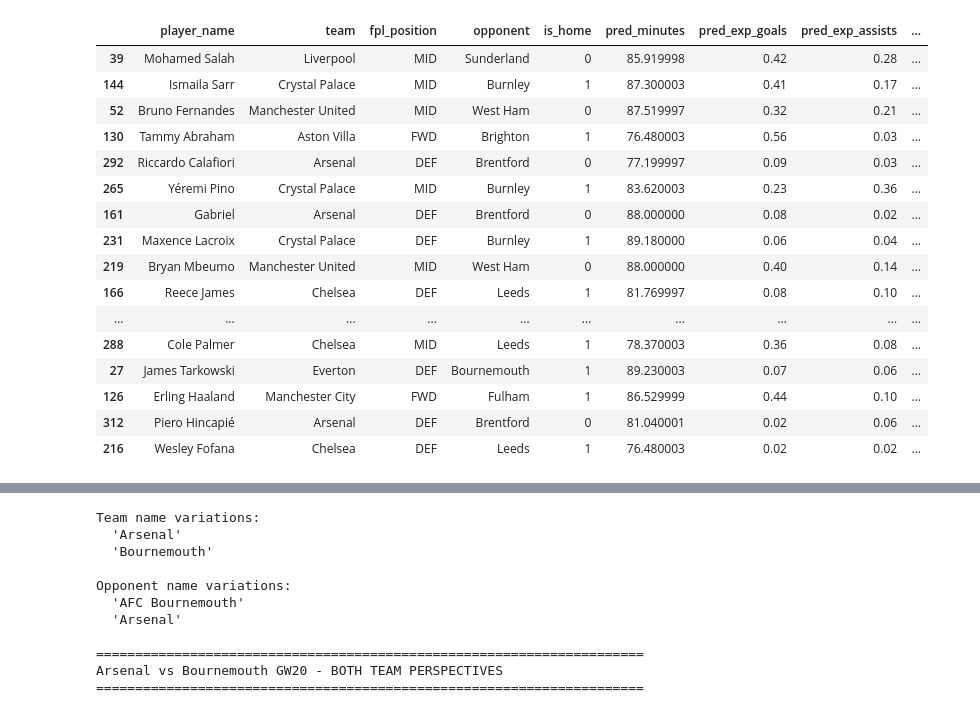
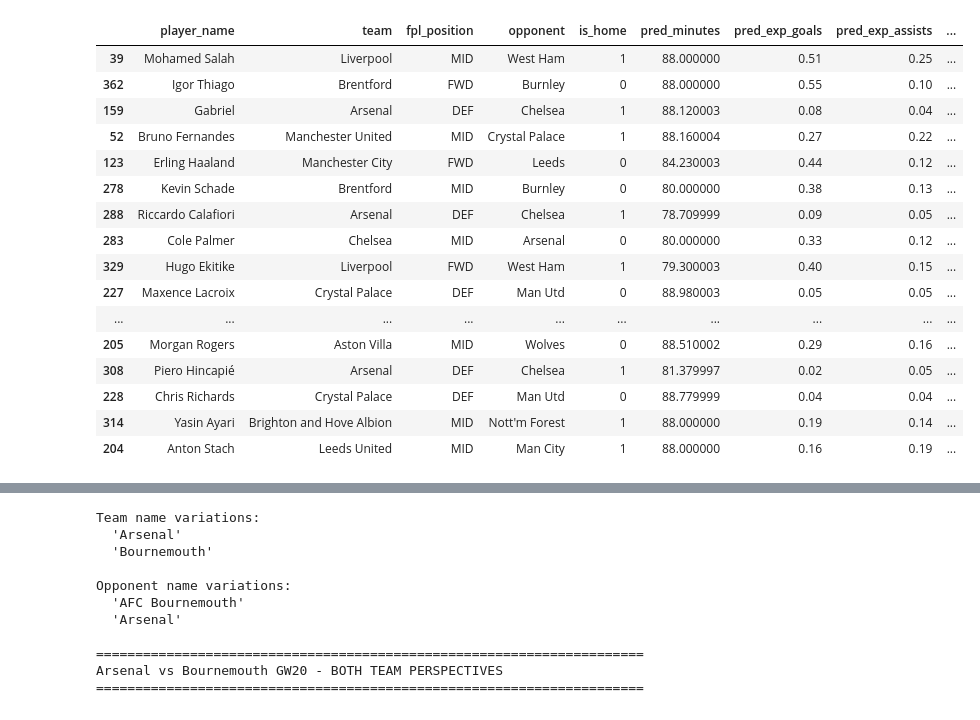
Before and after one commit to danielfindley/fpl_projections_v2, a Jupyter notebook: run_models.ipynb, the cells around one changed output, grey strips where cells are left out. Drawn from its saved outputs; the diff is of its cells as text; code cells hidden in the pictures.

Commit message:
updated model features and tuning and feature engineering and save and card models

```diff
--- a/run_models.ipynb
+++ b/run_models.ipynb
@@ -44,7 +50,7 @@ pipeline.compute_features()
 
 pipeline.tune(n_iter=100, use_subprocess=True)
 pipeline.train()
-predictions = pipeline.predict(gameweek=26, season='2025/2026')
+predictions = pipeline.predict(gameweek=28, season='2025/2026')
 # %% [output]
 ============================================================
 LOADING DATA
@@ -85,34 +101,36 @@ Tuning GOALS_AGAINST (100 trials, 5-fold CV, Poisson Deviance, feature selection
 # %%
 # =============================================================================
 # STEP 3: View Top Players
 # =============================================================================
 # Top 20 by expected points with full prediction breakdown
 display_cols = [
     'player_name', 'team', 'fpl_position', 'opponent', 'is_home',
     'pred_minutes', 'pred_exp_goals', 'pred_exp_assists',
-    'pred_cs_prob', 'pred_2plus_conceded',
-    'pred_defcon_prob', 'pred_bonus', 'exp_total_pts'
+    'pred_cs_prob', 'pred_2plus_conceded', 'pred_4plus_conceded',
+    'pred_defcon_prob', 'pred_exp_saves',
+    'pred_yellow_prob', 'pred_red_prob',
+    'pred_bonus', 'exp_total_pts'
 ]
 available_cols = [c for c in display_cols if c in predictions.columns]
-predictions.nlargest(20, 'exp_total_pts')[available_cols].round(2)
+predictions.loc[predictions['fpl_position']!="GK"].nlargest(20, 'exp_total_pts')[available_cols].round(2)
 # %% [output]
 |  | player_name | team | fpl_position | opponent | is_home | pred_minutes | pred_exp_goals | pred_exp_assists | ... |
-| 39 | Mohamed Salah | Liverpool | MID | Sunderland | 0 | 85.919998 | 0.42 | 0.28 | ... |
-| 144 | Ismaila Sarr | Crystal Palace | MID | Burnley | 1 | 87.300003 | 0.41 | 0.17 | ... |
-| 52 | Bruno Fernandes | Manchester United | MID | West Ham | 0 | 87.519997 | 0.32 | 0.21 | ... |
-| 130 | Tammy Abraham | Aston Villa | FWD | Brighton | 1 | 76.480003 | 0.56 | 0.03 | ... |
-| 292 | Riccardo Calafiori | Arsenal | DEF | Brentford | 0 | 77.199997 | 0.09 | 0.03 | ... |
-| 265 | Yéremi Pino | Crystal Palace | MID | Burnley | 1 | 83.620003 | 0.23 | 0.36 | ... |
-| 161 | Gabriel | Arsenal | DEF | Brentford | 0 | 88.000000 | 0.08 | 0.02 | ... |
-| 231 | Maxence Lacroix | Crystal Palace | DEF | Burnley | 1 | 89.180000 | 0.06 | 0.04 | ... |
-| 219 | Bryan Mbeumo | Manchester United | MID | West Ham | 0 | 88.000000 | 0.40 | 0.14 | ... |
-| 166 | Reece James | Chelsea | DEF | Leeds | 1 | 81.769997 | 0.08 | 0.10 | ... |
+| 39 | Mohamed Salah | Liverpool | MID | West Ham | 1 | 88.000000 | 0.51 | 0.25 | ... |
+| 362 | Igor Thiago | Brentford | FWD | Burnley | 0 | 88.000000 | 0.55 | 0.10 | ... |
+| 159 | Gabriel | Arsenal | DEF | Chelsea | 1 | 88.120003 | 0.08 | 0.04 | ... |
+| 52 | Bruno Fernandes | Manchester United | MID | Crystal Palace | 1 | 88.160004 | 0.27 | 0.22 | ... |
+| 123 | Erling Haaland | Manchester City | FWD | Leeds | 0 | 84.230003 | 0.44 | 0.12 | ... |
+| 278 | Kevin Schade | Brentford | MID | Burnley | 0 | 80.000000 | 0.38 | 0.13 | ... |
+| 288 | Riccardo Calafiori | Arsenal | DEF | Chelsea | 1 | 78.709999 | 0.09 | 0.05 | ... |
+| 283 | Cole Palmer | Chelsea | MID | Arsenal | 0 | 80.000000 | 0.33 | 0.12 | ... |
+| 329 | Hugo Ekitike | Liverpool | FWD | West Ham | 1 | 79.300003 | 0.40 | 0.15 | ... |
+| 227 | Maxence Lacroix | Crystal Palace | DEF | Man Utd | 0 | 88.980003 | 0.05 | 0.05 | ... |
 | ... | ... | ... | ... | ... | ... | ... | ... | ... | ... |
-| 288 | Cole Palmer | Chelsea | MID | Leeds | 1 | 78.370003 | 0.36 | 0.08 | ... |
-| 27 | James Tarkowski | Everton | DEF | Bournemouth | 1 | 89.230003 | 0.07 | 0.06 | ... |
-| 126 | Erling Haaland | Manchester City | FWD | Fulham | 1 | 86.529999 | 0.44 | 0.10 | ... |
-| 312 | Piero Hincapié | Arsenal | DEF | Brentford | 0 | 81.040001 | 0.02 | 0.06 | ... |
-| 216 | Wesley Fofana | Chelsea | DEF | Leeds | 1 | 76.480003 | 0.02 | 0.02 | ... |
+| 205 | Morgan Rogers | Aston Villa | MID | Wolves | 0 | 88.510002 | 0.29 | 0.16 | ... |
+| 308 | Piero Hincapié | Arsenal | DEF | Chelsea | 1 | 81.379997 | 0.02 | 0.05 | ... |
+| 228 | Chris Richards | Crystal Palace | DEF | Man Utd | 0 | 88.779999 | 0.04 | 0.04 | ... |
+| 314 | Yasin Ayari | Brighton and Hove Albion | MID | Nott'm Forest | 1 | 88.000000 | 0.19 | 0.14 | ... |
+| 204 | Anton Stach | Leeds United | MID | Man City | 1 | 88.000000 | 0.16 | 0.19 | ... |
 # %%
 # =============================================================================
 # Top 10 by Position
```
Also changed, not shown: parts of 8 cells of this notebook, 9 other files.
